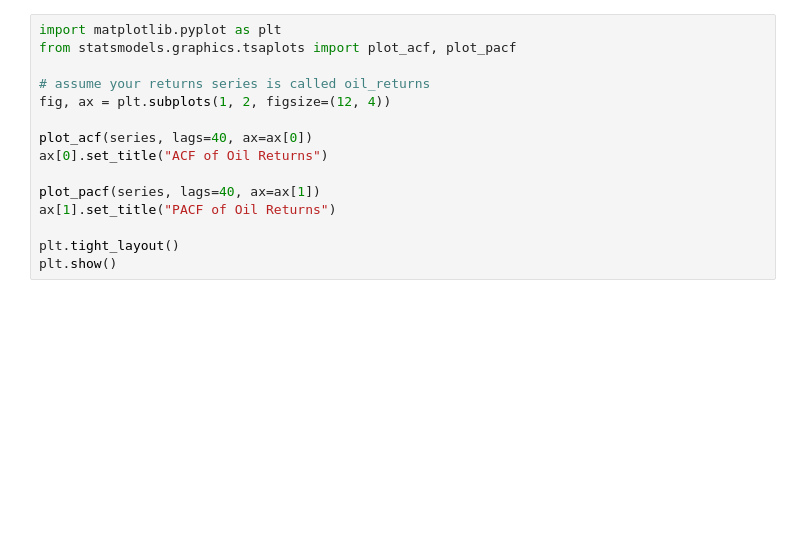
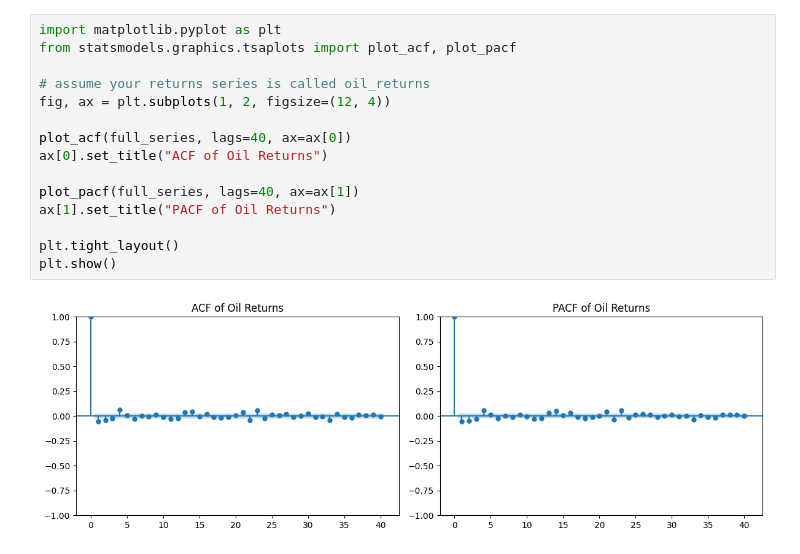
Before and after one commit to lauren-montigue/oil-price-shock-propagation, a Jupyter notebook: notebooks/plots.ipynb, the cells around one changed output. Drawn from its saved outputs; the diff is of its cells as text; blank space fills up the shorter version.

```diff
--- a/notebooks/plots.ipynb
+++ b/notebooks/plots.ipynb
@@ -42,15 +49,17 @@ plt.show()
 # %%
 import matplotlib.pyplot as plt
 from statsmodels.graphics.tsaplots import plot_acf, plot_pacf
 
 # assume your returns series is called oil_returns
 fig, ax = plt.subplots(1, 2, figsize=(12, 4))
 
-plot_acf(series, lags=40, ax=ax[0])
+plot_acf(full_series, lags=40, ax=ax[0])
 ax[0].set_title("ACF of Oil Returns")
 
-plot_pacf(series, lags=40, ax=ax[1])
+plot_pacf(full_series, lags=40, ax=ax[1])
 ax[1].set_title("PACF of Oil Returns")
 
 plt.tight_layout()
 plt.show()
+# %% [output]
+[figure, added]
```
Also changed, not shown: parts of 1 cell of this notebook.
